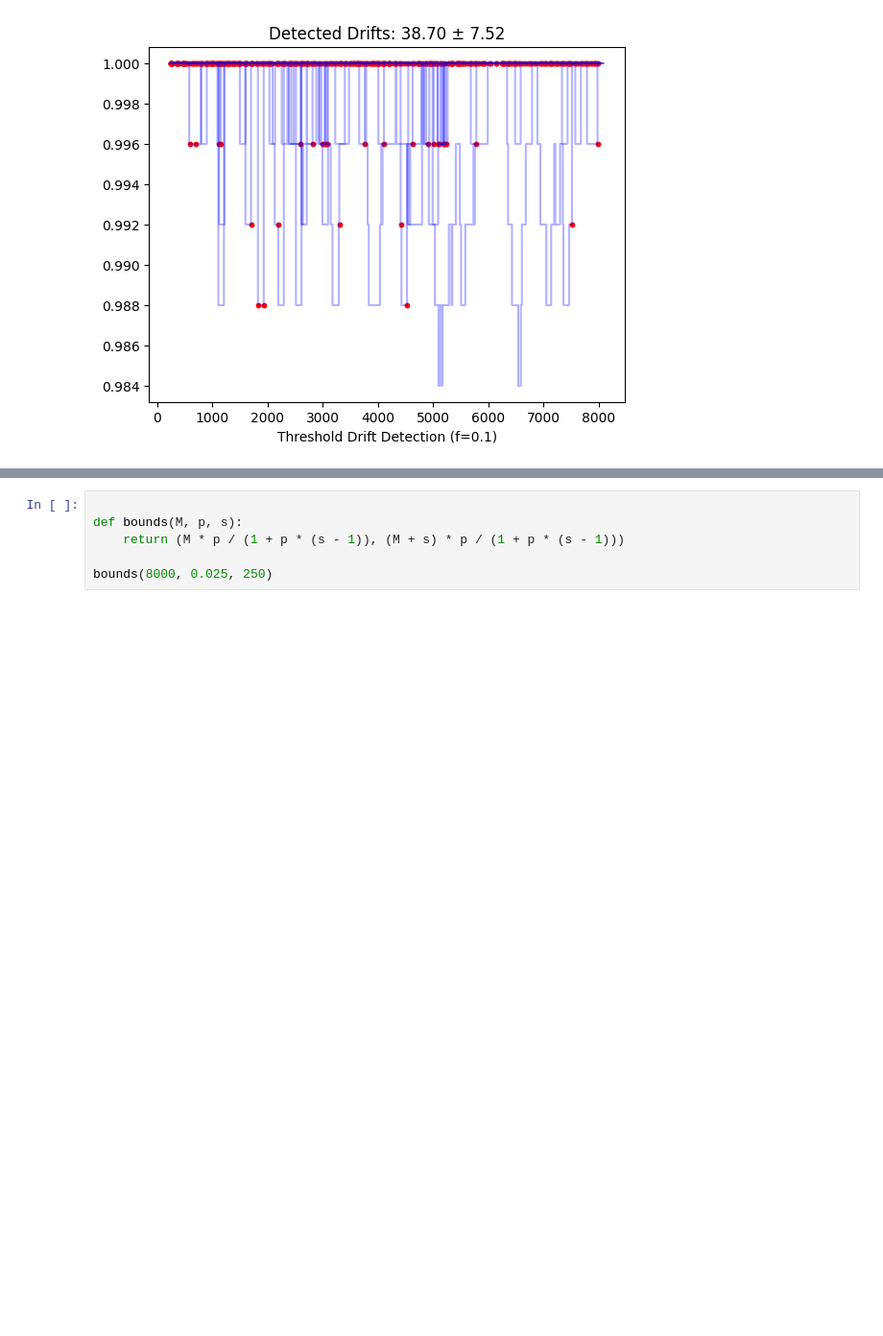
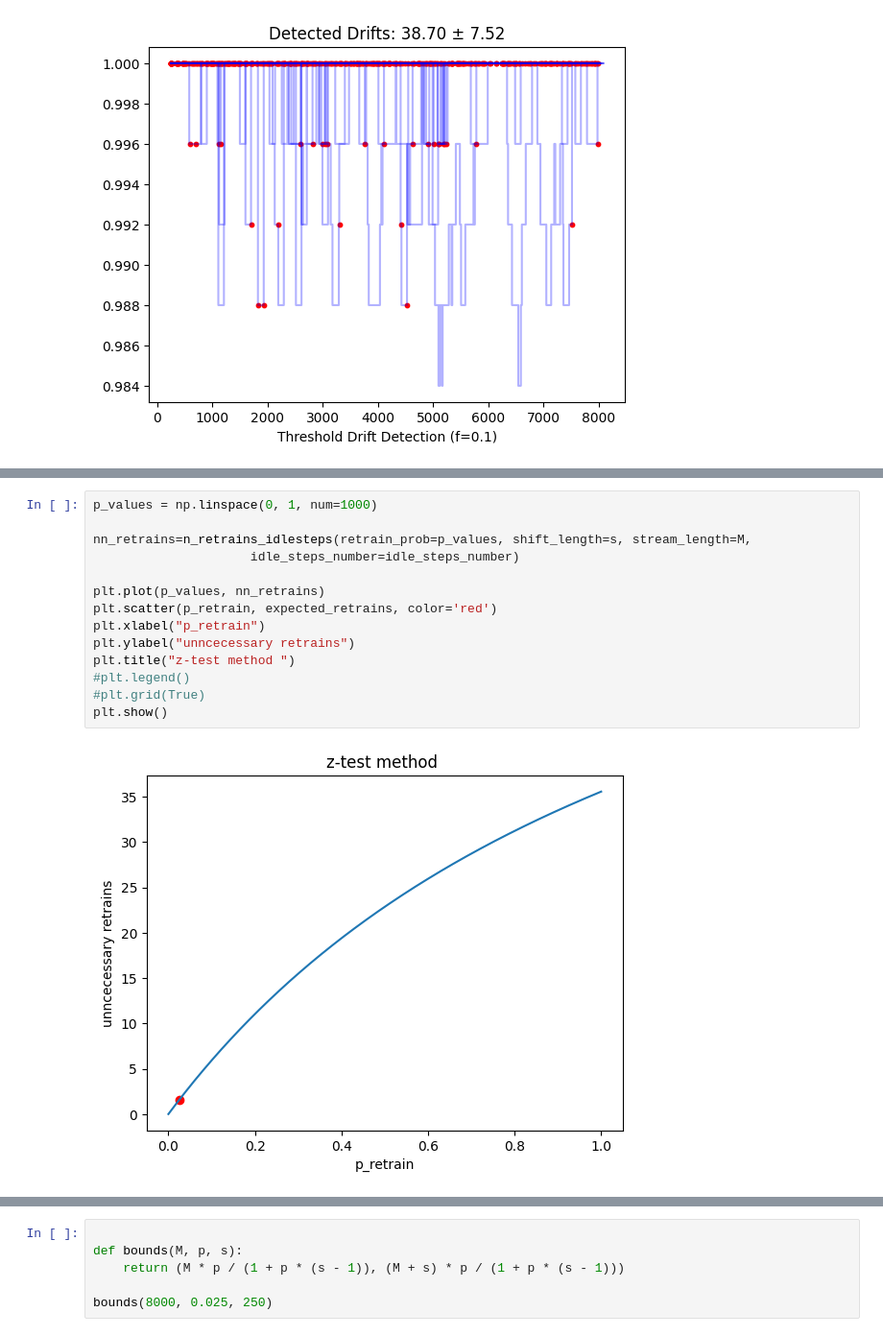
Before and after one commit to dariomalchiodi/occ-drift-detection, a Jupyter notebook: test-num-retrain.ipynb, the cells around one changed output, grey strips where cells are left out. Shown at 96% size. Drawn from its saved outputs; the diff is of its cells as text; blank space fills up the shorter version.

```diff
--- a/test-num-retrain.ipynb
+++ b/test-num-retrain.ipynb
@@ -577,0 +601,16 @@ plt.show()
+# %%
+p_values = np.linspace(0, 1, num=1000)
+
+nn_retrains=n_retrains_idlesteps(retrain_prob=p_values, shift_length=s, stream_length=M,
+                     idle_steps_number=idle_steps_number)
+
+plt.plot(p_values, nn_retrains)
+plt.scatter(p_retrain, expected_retrains, color='red')
+plt.xlabel("p_retrain")
+plt.ylabel("unncecessary retrains")
+plt.title("z-test method ")
+#plt.legend()
+#plt.grid(True)
+plt.show()
+# %% [output]
+[figure, added]
```
Also changed, not shown: parts of 9 cells of this notebook.
